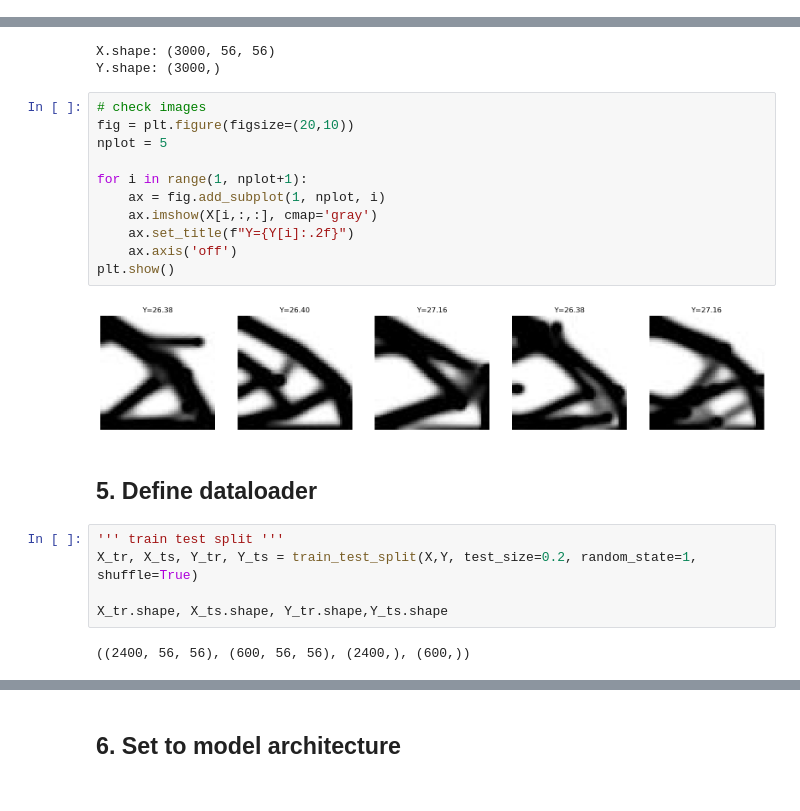
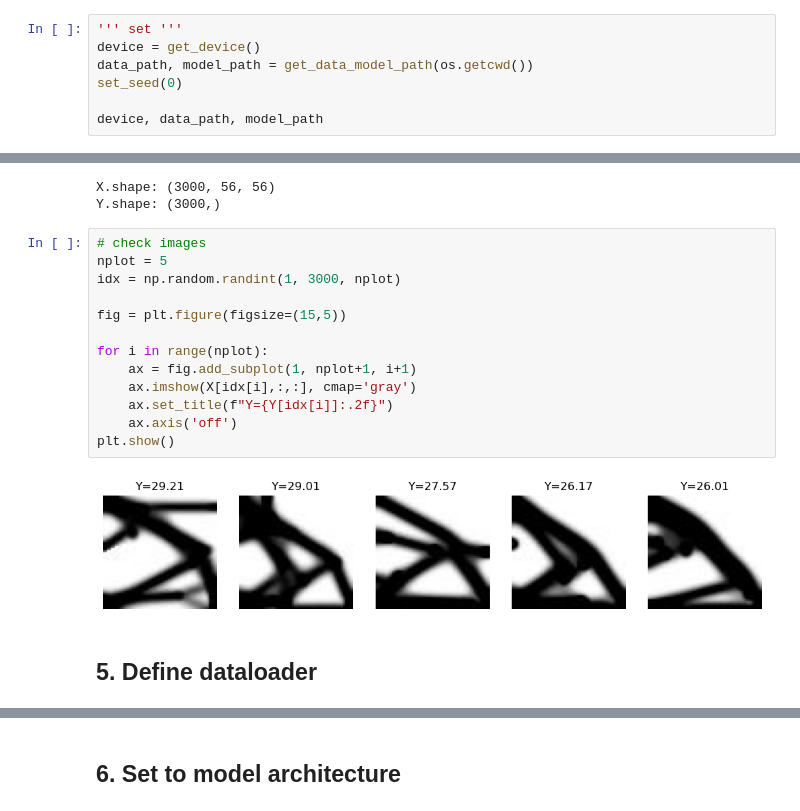
Before and after one commit to Lee-juchan/DL2, a Jupyter notebook: AE.ipynb, the cells around one changed output, grey strips where cells are left out. Saved outputs shown, nothing was run; the diff lists cells and outputs as text.

```diff
--- a/AE.ipynb
+++ b/AE.ipynb
@@ -98,0 +28,7 @@ set_seed(0)
+# %%
+''' set '''
+device = get_device()
+data_path, model_path = get_data_model_path(os.getcwd())
+set_seed(0)
+
+device, data_path, model_path
@@ -122,24 +62,19 @@ X.shape: (3000, 56, 56)
 Y.shape: (3000,)
 # %%
 # check images
-fig = plt.figure(figsize=(20,10))
 nplot = 5
+idx = np.random.randint(1, 3000, nplot)
 
-for i in range(1, nplot+1):
-    ax = fig.add_subplot(1, nplot, i)
-    ax.imshow(X[i,:,:], cmap='gray')
-    ax.set_title(f"Y={Y[i]:.2f}")
+fig = plt.figure(figsize=(15,5))
+
+for i in range(nplot):
+    ax = fig.add_subplot(1, nplot+1, i+1)
+    ax.imshow(X[idx[i],:,:], cmap='gray')
+    ax.set_title(f"Y={Y[idx[i]]:.2f}")
     ax.axis('off')
 plt.show()
 # %% [output]
-[figure, old version]
+[figure, new version]
 # %% [markdown]
 ## 5. Define dataloader
-# %%
-''' train test split '''
-X_tr, X_ts, Y_tr, Y_ts = train_test_split(X,Y, test_size=0.2, random_state=1, shuffle=True)
-
-X_tr.shape, X_ts.shape, Y_tr.shape,Y_ts.shape
-# %% [output]
-((2400, 56, 56), (600, 56, 56), (2400,), (600,))
 # %%
```
Also changed, not shown: parts of 19 cells of this notebook, 4 other files.
